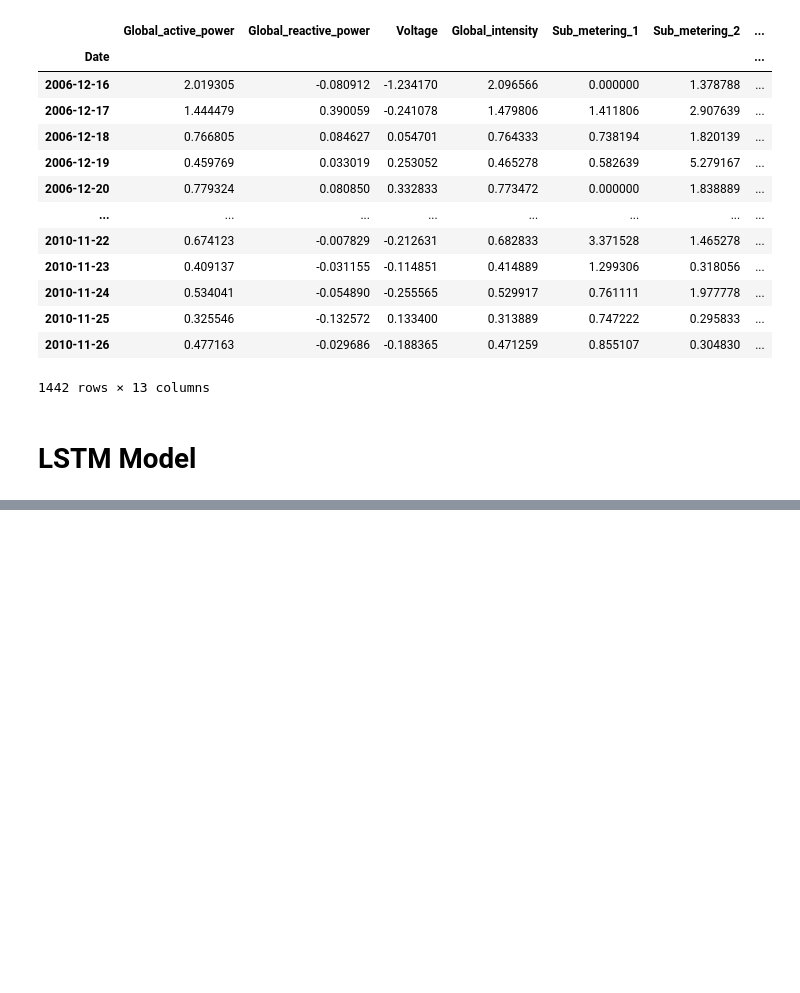
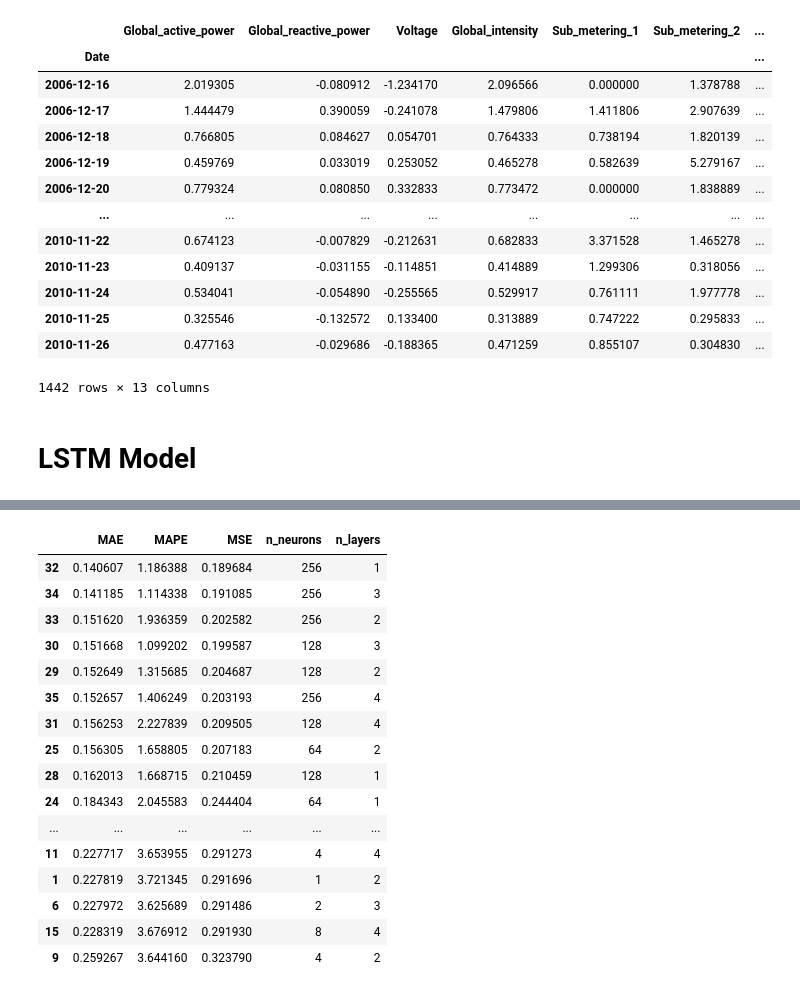
Before and after one commit to carloszan/machine-learning-101, a Jupyter notebook: model-tunning.ipynb, the cells around one changed output, grey strips where cells are left out. Drawn from its saved outputs; the diff is of its cells as text; code cells hidden in the pictures; blank space fills up the shorter version.

```diff
--- a/model-tunning.ipynb
+++ b/model-tunning.ipynb
@@ -311,0 +274,20 @@ You can try to debug the error by setting error_score='raise'.
+# %%
+results_df.sort_values(by="MAE")
+# %% [output]
+|  | MAE | MAPE | MSE | n_neurons | n_layers |
+| 32 | 0.140607 | 1.186388 | 0.189684 | 256 | 1 |
+| 34 | 0.141185 | 1.114338 | 0.191085 | 256 | 3 |
+| 33 | 0.151620 | 1.936359 | 0.202582 | 256 | 2 |
+| 30 | 0.151668 | 1.099202 | 0.199587 | 128 | 3 |
+| 29 | 0.152649 | 1.315685 | 0.204687 | 128 | 2 |
+| 35 | 0.152657 | 1.406249 | 0.203193 | 256 | 4 |
+| 31 | 0.156253 | 2.227839 | 0.209505 | 128 | 4 |
+| 25 | 0.156305 | 1.658805 | 0.207183 | 64 | 2 |
+| 28 | 0.162013 | 1.668715 | 0.210459 | 128 | 1 |
+| 24 | 0.184343 | 2.045583 | 0.244404 | 64 | 1 |
+| ... | ... | ... | ... | ... | ... |
+| 11 | 0.227717 | 3.653955 | 0.291273 | 4 | 4 |
+| 1 | 0.227819 | 3.721345 | 0.291696 | 1 | 2 |
+| 6 | 0.227972 | 3.625689 | 0.291486 | 2 | 3 |
+| 15 | 0.228319 | 3.676912 | 0.291930 | 8 | 4 |
+| 9 | 0.259267 | 3.644160 | 0.323790 | 4 | 2 |
```
Also changed, not shown: parts of 13 cells of this notebook, 1 other file.
